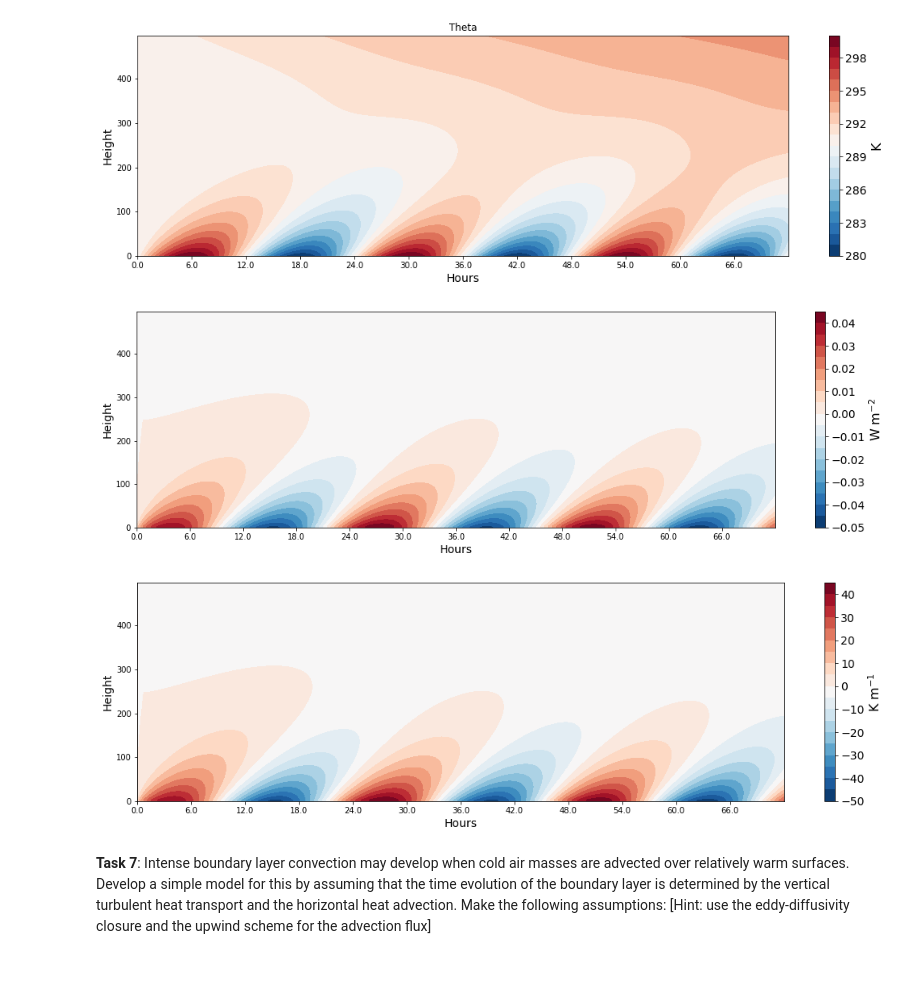
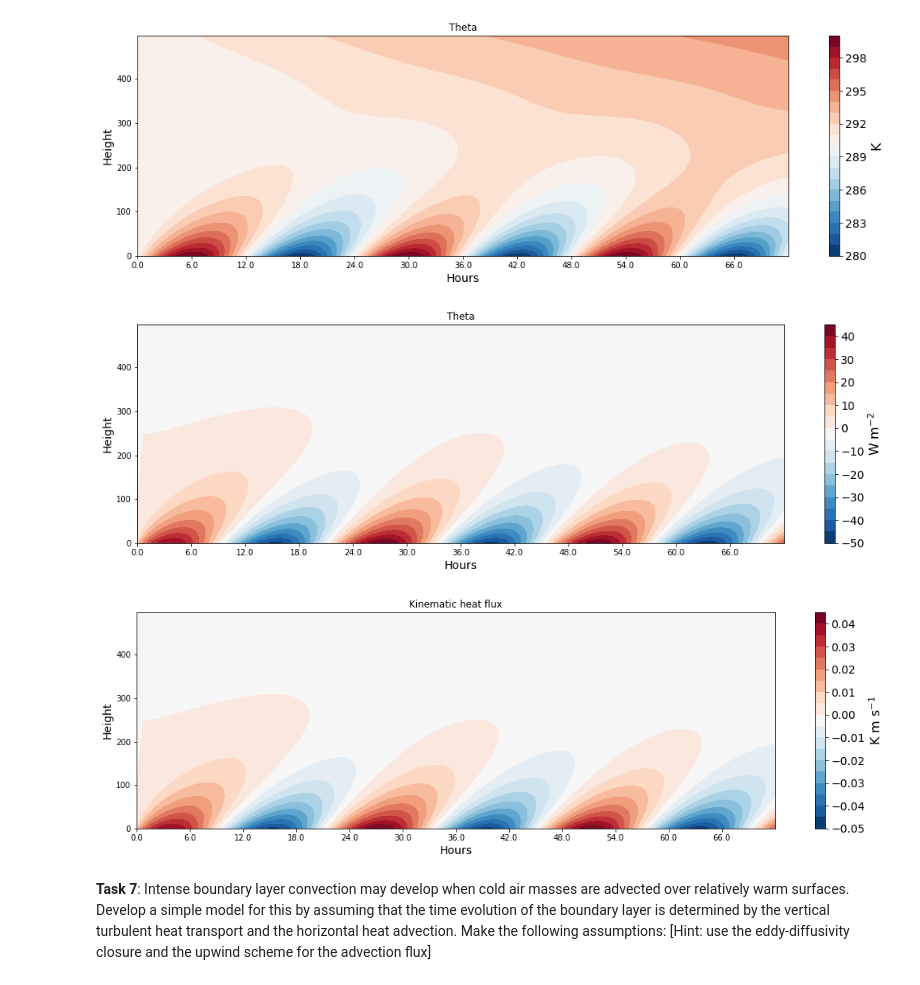
Before and after one commit to sauterto/climate_modelling, a Jupyter notebook: docs/solution_nb_advection.ipynb, the cells around one changed output. Drawn from its saved outputs; the diff is of its cells as text; code cells hidden in the pictures.

```diff
--- a/docs/solution_nb_advection.ipynb
+++ b/docs/solution_nb_advection.ipynb
@@ -288,19 +291,19 @@ ax.set_xticklabels(list(map(str,(x[x%(3600*6)==0]/3600))), size=10, weight='norm
 # %%
 # Plot the heat fluxes
 
 # Create 2D plot for the covariance
-ax = make_plot(cov[:], x=x, z=z, levels=21, title='Theta', unit='W m$^{-2}$', xlab='Hours', zlab='Height', cmap='RdBu_r')
+ax = make_plot(cov[:]*1004, x=x, z=z, levels=21, title='Theta', unit='W m$^{-2}$', xlab='Hours', zlab='Height', cmap='RdBu_r')
 # Correct the ticks
 ax.set_xticks(x[x%(3600*6)==0]);
 ax.set_xticklabels(list(map(str,(x[x%(3600*6)==0]/3600))), size=10, weight='normal');
 
 # Create 2D plot for the kinematic heat flux
-ax = make_plot(cov[:]*1004, x=x, z=z, levels=21, title='Kinematic heat flux', unit='K m$^{-1}$', xlab='Hours', zlab='Height', cmap='RdBu_r')
+ax = make_plot(cov[:], x=x, z=z, levels=21, title='Kinematic heat flux', unit='K m s$^{-1}$', xlab='Hours', zlab='Height', cmap='RdBu_r')
 # Correct the ticks
 ax.set_xticks(x[x%(3600*6)==0]);
 ax.set_xticklabels(list(map(str,(x[x%(3600*6)==0]/3600))), size=10, weight='normal');
 # %% [output]
-[figure, old version]
+[figure, new version]
-[figure, old version]
+[figure, new version]
 # %% [markdown]
 **Task 7**: Intense boundary layer convection may develop when cold air masses are advected over relatively warm surfaces. Develop a simple model for this by assuming that the time evolution of the boundary layer is determined by the vertical turbulent heat transport and the horizontal heat advection. Make the following assumptions: [Hint: use the eddy-diffusivity closure and the upwind scheme for the advection flux]
```
Also changed, not shown: parts of 11 cells of this notebook, 44 other files.
